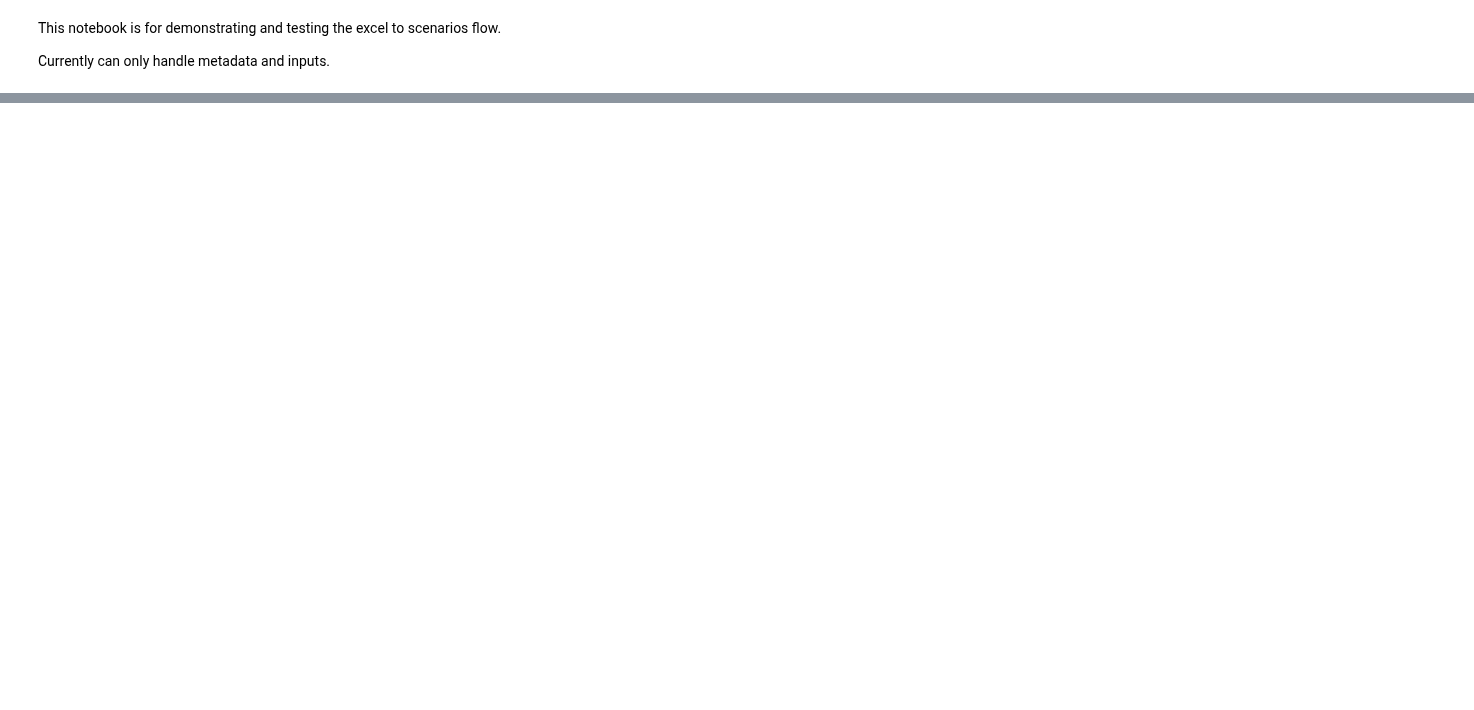
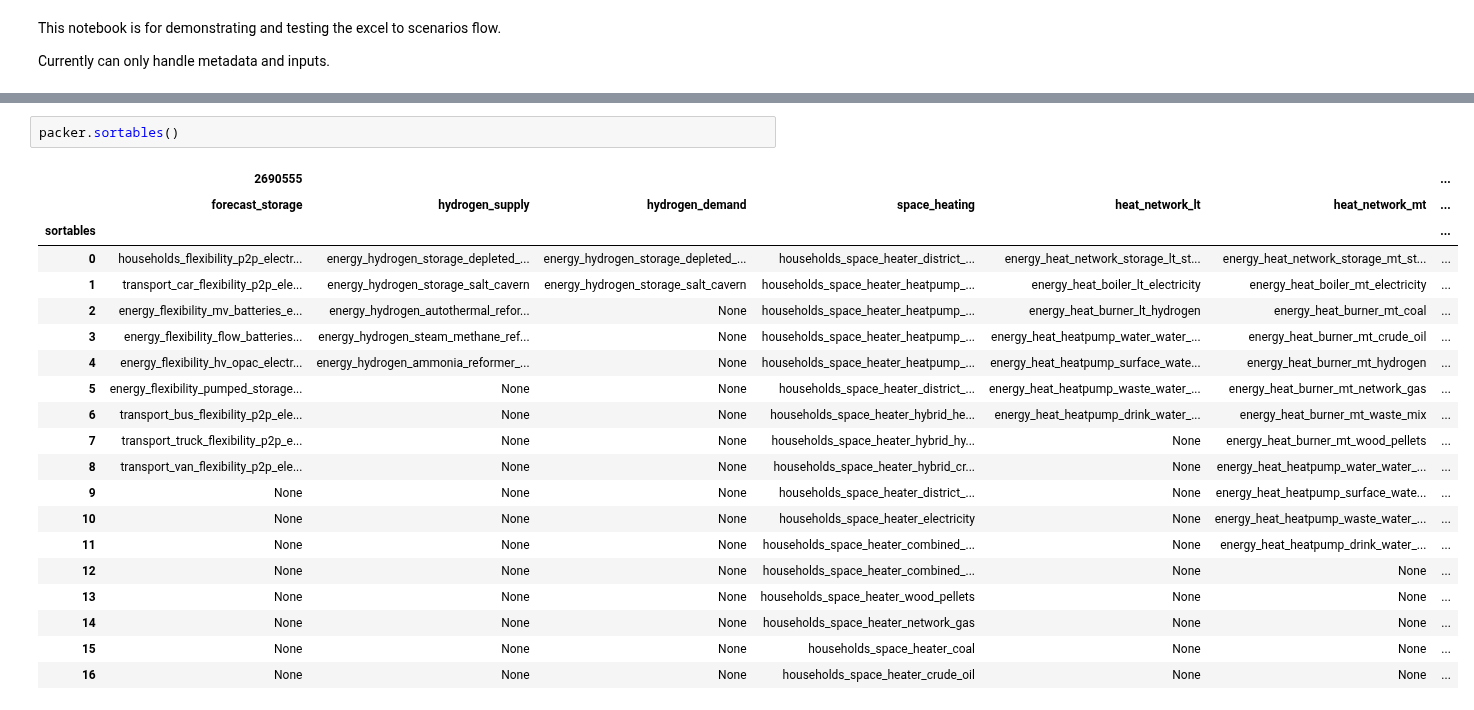
Before and after one commit to quintel/pyetm, a Jupyter notebook: examples/excel_to_scenarios.ipynb, the cells around one changed output, grey strips where cells are left out. Saved outputs shown, nothing was run; the diff lists cells and outputs as text; blank space fills up the shorter version.

```diff
--- a/examples/excel_to_scenarios.ipynb
+++ b/examples/excel_to_scenarios.ipynb
@@ -32,0 +38,23 @@ API connection ready
+# %%
+packer.sortables()
+# %% [output]
+|  | 2690555 |  |  |  |  |  | ... |
+|  | forecast_storage | hydrogen_supply | hydrogen_demand | space_heating | heat_network_lt | heat_network_mt | ... |
+| sortables |  |  |  |  |  |  | ... |
+| 0 | households_flexibility_p2p_electr... | energy_hydrogen_storage_depleted_... | energy_hydrogen_storage_depleted_... | households_space_heater_district_... | energy_heat_network_storage_lt_st... | energy_heat_network_storage_mt_st... | ... |
+| 1 | transport_car_flexibility_p2p_ele... | energy_hydrogen_storage_salt_cavern | energy_hydrogen_storage_salt_cavern | households_space_heater_heatpump_... | energy_heat_boiler_lt_electricity | energy_heat_boiler_mt_electricity | ... |
+| 2 | energy_flexibility_mv_batteries_e... | energy_hydrogen_autothermal_refor... | None | households_space_heater_heatpump_... | energy_heat_burner_lt_hydrogen | energy_heat_burner_mt_coal | ... |
+| 3 | energy_flexibility_flow_batteries... | energy_hydrogen_steam_methane_ref... | None | households_space_heater_heatpump_... | energy_heat_heatpump_water_water_... | energy_heat_burner_mt_crude_oil | ... |
+| 4 | energy_flexibility_hv_opac_electr... | energy_hydrogen_ammonia_reformer_... | None | households_space_heater_heatpump_... | energy_heat_heatpump_surface_wate... | energy_heat_burner_mt_hydrogen | ... |
+| 5 | energy_flexibility_pumped_storage... | None | None | households_space_heater_district_... | energy_heat_heatpump_waste_water_... | energy_heat_burner_mt_network_gas | ... |
+| 6 | transport_bus_flexibility_p2p_ele... | None | None | households_space_heater_hybrid_he... | energy_heat_heatpump_drink_water_... | energy_heat_burner_mt_waste_mix | ... |
+| 7 | transport_truck_flexibility_p2p_e... | None | None | households_space_heater_hybrid_hy... | None | energy_heat_burner_mt_wood_pellets | ... |
+| 8 | transport_van_flexibility_p2p_ele... | None | None | households_space_heater_hybrid_cr... | None | energy_heat_heatpump_water_water_... | ... |
+| 9 | None | None | None | households_space_heater_district_... | None | energy_heat_heatpump_surface_wate... | ... |
+| 10 | None | None | None | households_space_heater_electricity | None | energy_heat_heatpump_waste_water_... | ... |
+| 11 | None | None | None | households_space_heater_combined_... | None | energy_heat_heatpump_drink_water_... | ... |
+| 12 | None | None | None | households_space_heater_combined_... | None | None | ... |
+| 13 | None | None | None | households_space_heater_wood_pellets | None | None | ... |
+| 14 | None | None | None | households_space_heater_network_gas | None | None | ... |
+| 15 | None | None | None | households_space_heater_coal | None | None | ... |
+| 16 | None | None | None | households_space_heater_crude_oil | None | None | ... |
```
Also changed, not shown: parts of 2 cells of this notebook, 4 other files.
